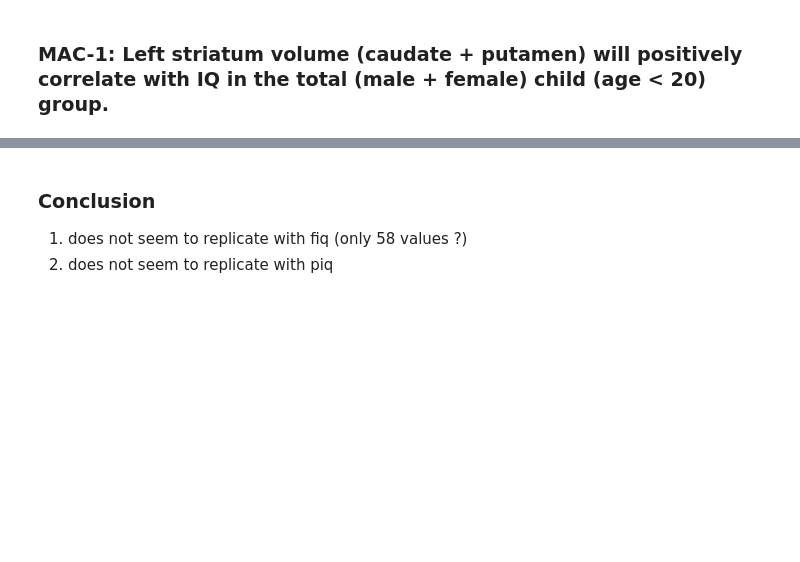
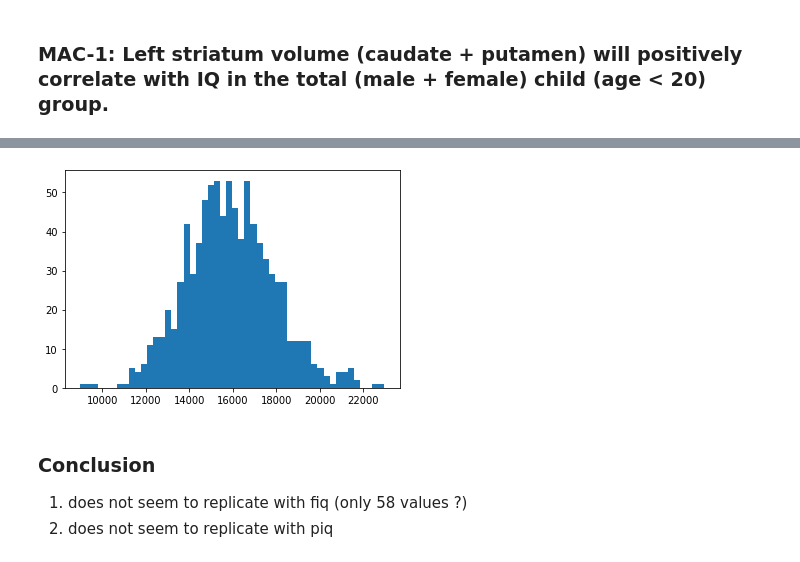
Before and after one commit to jbpoline/simple2_analysis, a Jupyter notebook: analysis-2.ipynb, the cells around one changed output, grey strips where cells are left out. Cells and saved outputs as stored; diff of their text form; code cells hidden in the pictures; blank space fills up the shorter version.

```diff
--- a/analysis-2.ipynb
+++ b/analysis-2.ipynb
@@ -752,0 +604,27 @@ ax = plt.hist(datadf['cau_put'])
+# %%
+# list of conditions
+#---------------------#
+#hand_cond = ((hie['laterality'] == 'L') | (hie['laterality'] == 'Left')) # | (hie['latera'] == 'Left'))
+age_cond = (hie['Age'] <= 20)
+roi1_cond = (hie['structure'] == h2ube[roi1])
+roi2_cond = (hie['structure'] == h2ube[roi2])
+roi3_cond = (hie['structure'] == h2ube[roi3])
+
+tool_cond = (hie['tool']==tooldic[tool])
+
+condition1 = roi1_cond & tool_cond & age_cond
+condition2 = roi2_cond & tool_cond & age_cond
+condition3 = roi3_cond & tool_cond & age_cond
+
+tmp1 = tmp.loc[condition1].drop_duplicates()
+tmp2 = tmp.loc[condition2].drop_duplicates()
+tmp3 = tmp.loc[condition3].drop_duplicates()
+
+#tmp1 = tmp1.set_index('ID')
+#tmp2 = tmp2.set_index('ID')
+
+print(len(hie))
+print(roi1, ': tmp1', len(tmp1), len(tmp1.drop_duplicates()))
+print(roi2, ': tmp2', len(tmp2), len(tmp2.drop_duplicates()))
+print(roi3, ': tmp3', len(tmp3), len(tmp3.drop_duplicates()))
+h2ube[roi3]
@@ -752,0 +678,3 @@ ax = plt.hist(datadf['cau_put'])
+# %%
+tmp1_merged = split_merge_df(tmp1, indx='ID', spliton='laterality', levels=['Left','Right'])
+tmp2_merged = split_merge_df(tmp1, indx='ID', spliton='laterality', levels=['Left','Right'])
@@ -752,0 +687,6 @@ ax = plt.hist(datadf['cau_put'])
+# %%
+# Add these two and sum columns
+suffixes=('_1','_2')
+indx = 'ID'
+roi1_roi2 = pd.merge(left=tmp1_merged, right=tmp2_merged[['ID','volume_l+_r']],
+                            left_on=indx, right_on=indx, suffixes=suffixes)
@@ -752,0 +697,2 @@ ax = plt.hist(datadf['cau_put'])
+# %%
+roi1_roi2['caud+put'] = roi1_roi2['volume_l+_r_1'] + roi1_roi2['volume_l+_r_2']
@@ -753,3 +734,7 @@ ax = plt.hist(datadf['cau_put'])
+# %%
+plt.hist(list(roi1_roi2['caud+put']), bins=50);
+# %% [output]
+[figure, added]
 # %%
 iq = 'piq'
 
```
Also changed, not shown: parts of 45 cells of this notebook.
